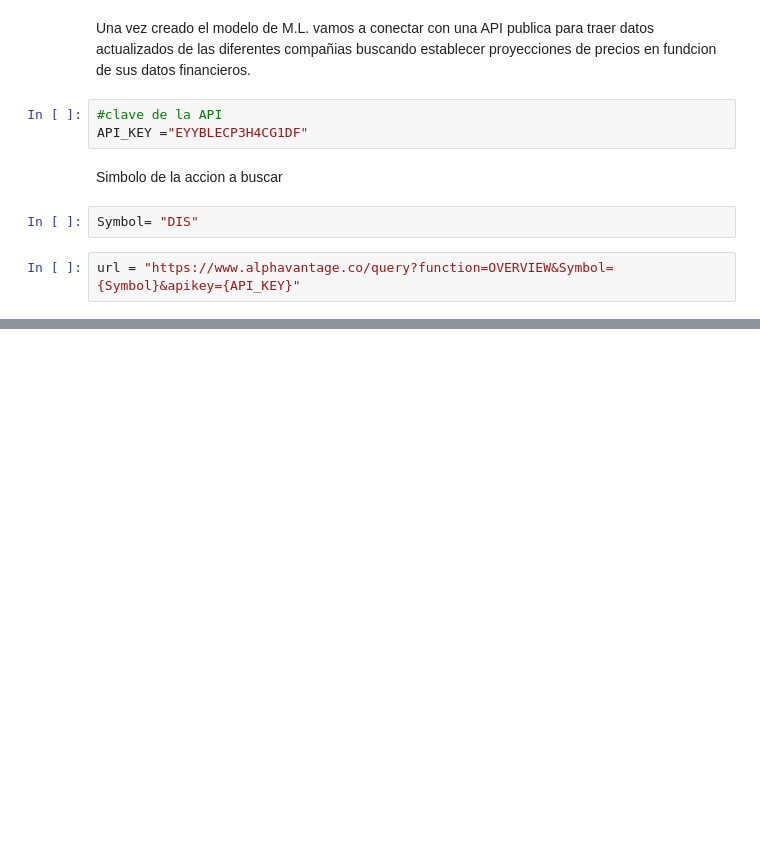
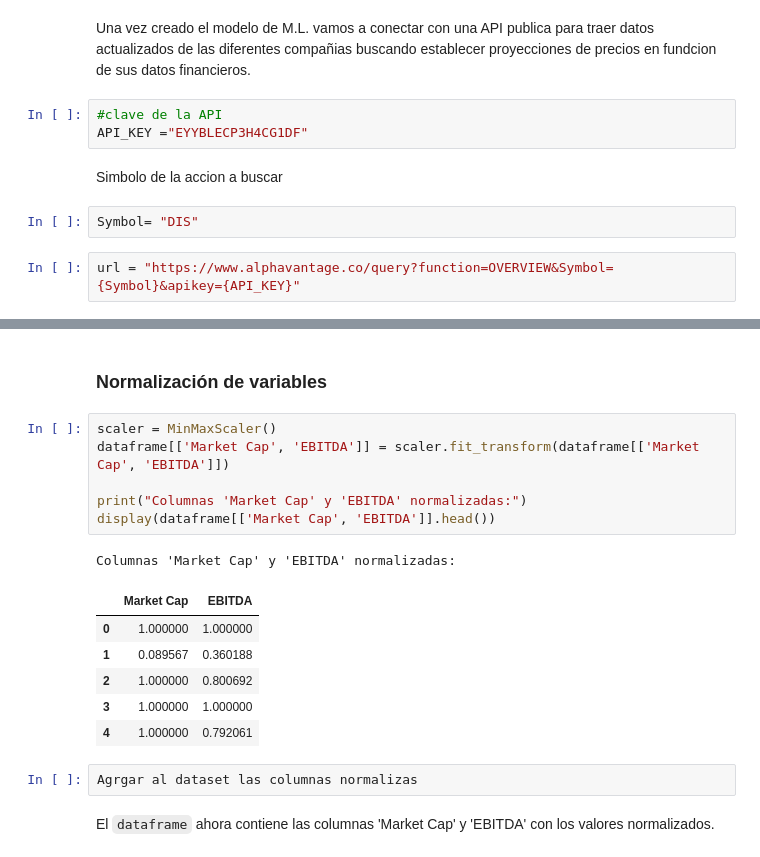
Before and after one commit to Mart1n2015/CODERHOUSE-DSII, a Jupyter notebook: proyectodsIIcerioli.ipynb, the cells around one changed output, grey strips where cells are left out. Saved outputs shown, nothing was run; the diff lists cells and outputs as text; blank space fills up the shorter version.

```diff
--- a/proyectodsIIcerioli.ipynb
+++ b/proyectodsIIcerioli.ipynb
@@ -381,0 +383,20 @@ print(f"\n📈 Precio predicho para {Symbol} basado en datos actualizados: ${pre
+# %% [markdown]
+### Normalización de variables
+# %%
+scaler = MinMaxScaler()
+dataframe[['Market Cap', 'EBITDA']] = scaler.fit_transform(dataframe[['Market Cap', 'EBITDA']])
+
+print("Columnas 'Market Cap' y 'EBITDA' normalizadas:")
+display(dataframe[['Market Cap', 'EBITDA']].head())
+# %% [output]
+Columnas 'Market Cap' y 'EBITDA' normalizadas:
+|  | Market Cap | EBITDA |
+| 0 | 1.000000 | 1.000000 |
+| 1 | 0.089567 | 0.360188 |
+| 2 | 1.000000 | 0.800692 |
+| 3 | 1.000000 | 1.000000 |
+| 4 | 1.000000 | 0.792061 |
+# %%
+Agrgar al dataset las columnas normalizas
+# %% [markdown]
+El `dataframe` ahora contiene las columnas 'Market Cap' y 'EBITDA' con los valores normalizados.
```
Also changed, not shown: parts of 19 cells of this notebook.
